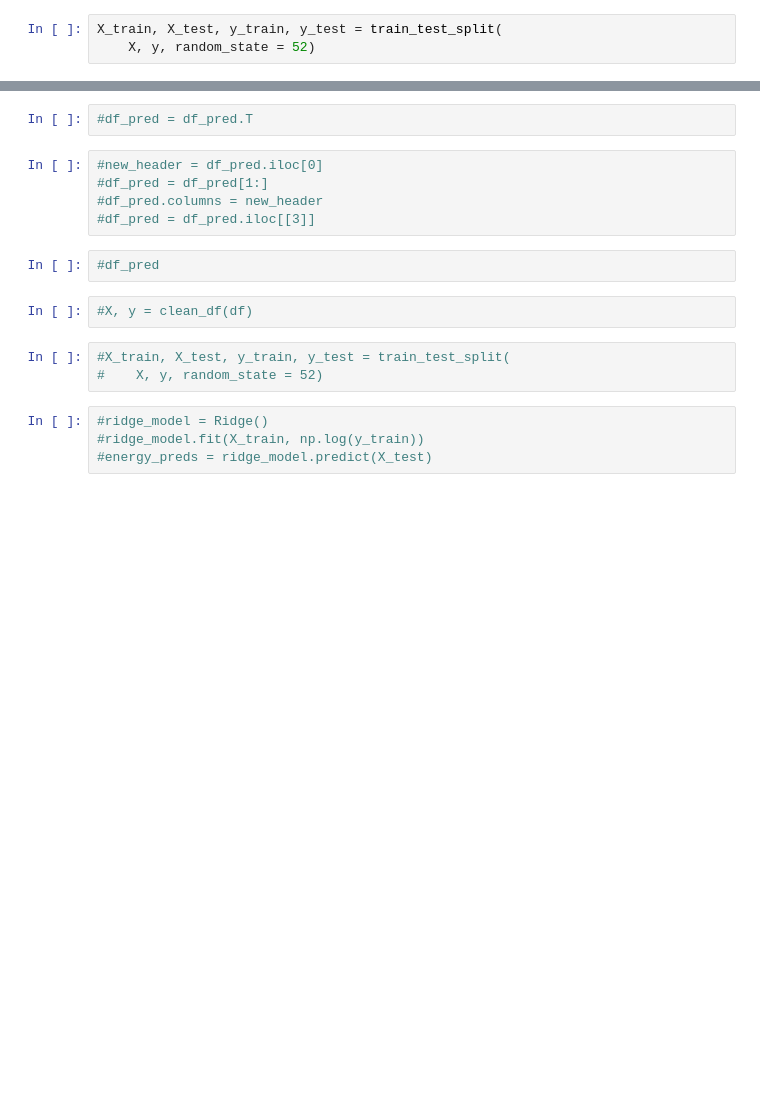
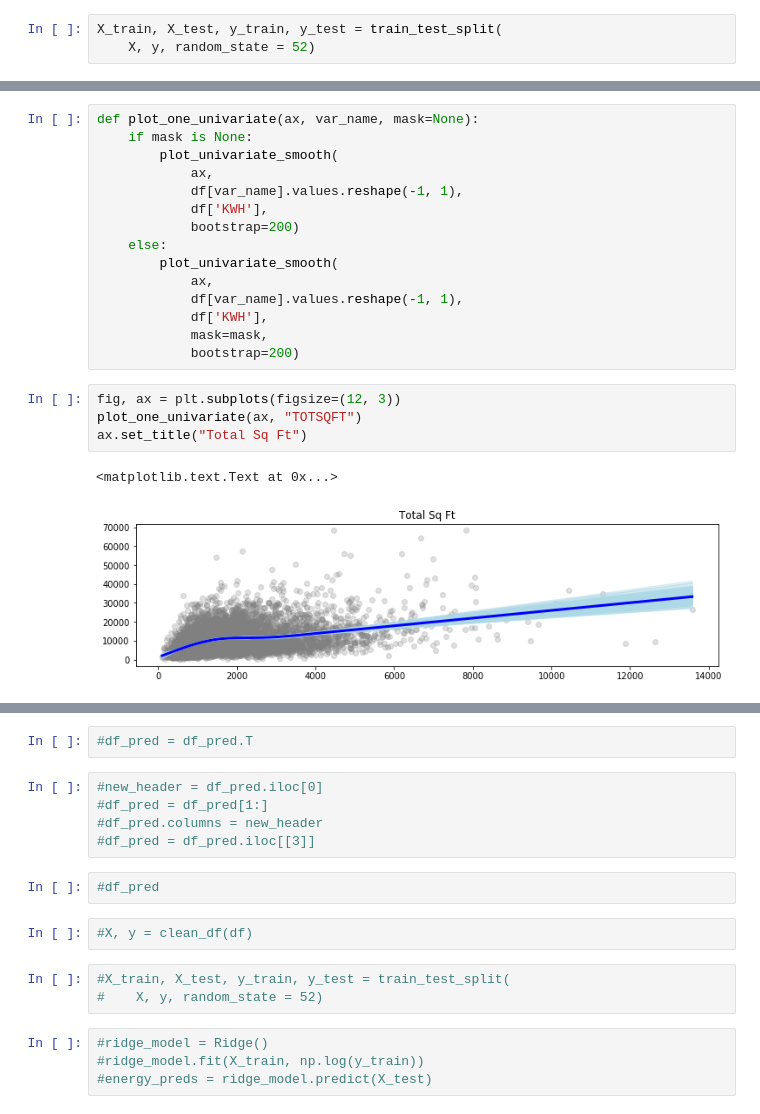
Before and after one commit to rlenaha2/Green-Plan-It, a Jupyter notebook: Final_pipeline.ipynb, the cells around one changed output, grey strips where cells are left out. Cells and saved outputs as stored; diff of their text form; blank space fills up the shorter version.

```diff
--- a/Final_pipeline.ipynb
+++ b/Final_pipeline.ipynb
@@ -121,0 +177,22 @@ pred
+# %%
+def plot_one_univariate(ax, var_name, mask=None):
+    if mask is None:
+        plot_univariate_smooth(
+            ax,
+            df[var_name].values.reshape(-1, 1),
+            df['KWH'],
+            bootstrap=200)
+    else:
+        plot_univariate_smooth(
+            ax,
+            df[var_name].values.reshape(-1, 1),
+            df['KWH'],
+            mask=mask,
+            bootstrap=200)
+# %%
+fig, ax = plt.subplots(figsize=(12, 3))
+plot_one_univariate(ax, "TOTSQFT")
+ax.set_title("Total Sq Ft")
+# %% [output]
+<matplotlib.text.Text at 0x...>
+[figure, added]
```
Also changed, not shown: parts of 29 cells of this notebook, 7 other files.
